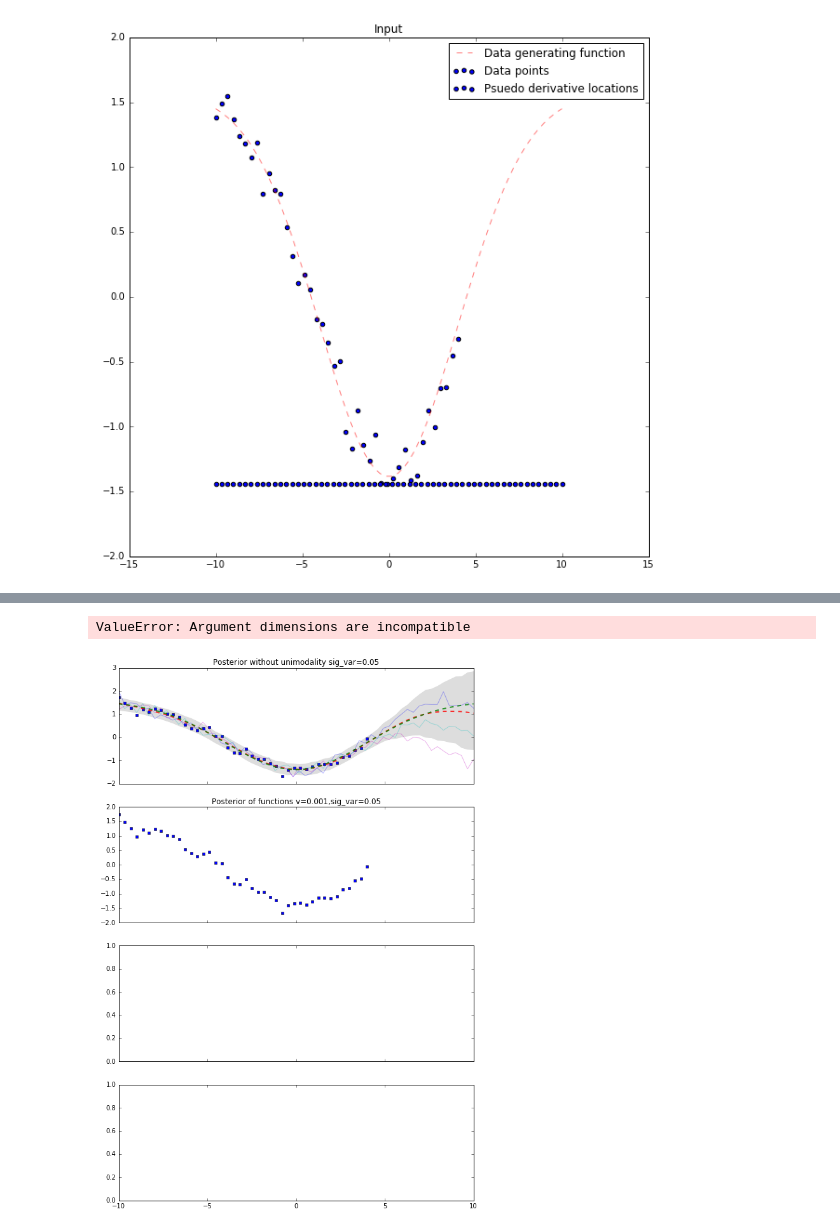
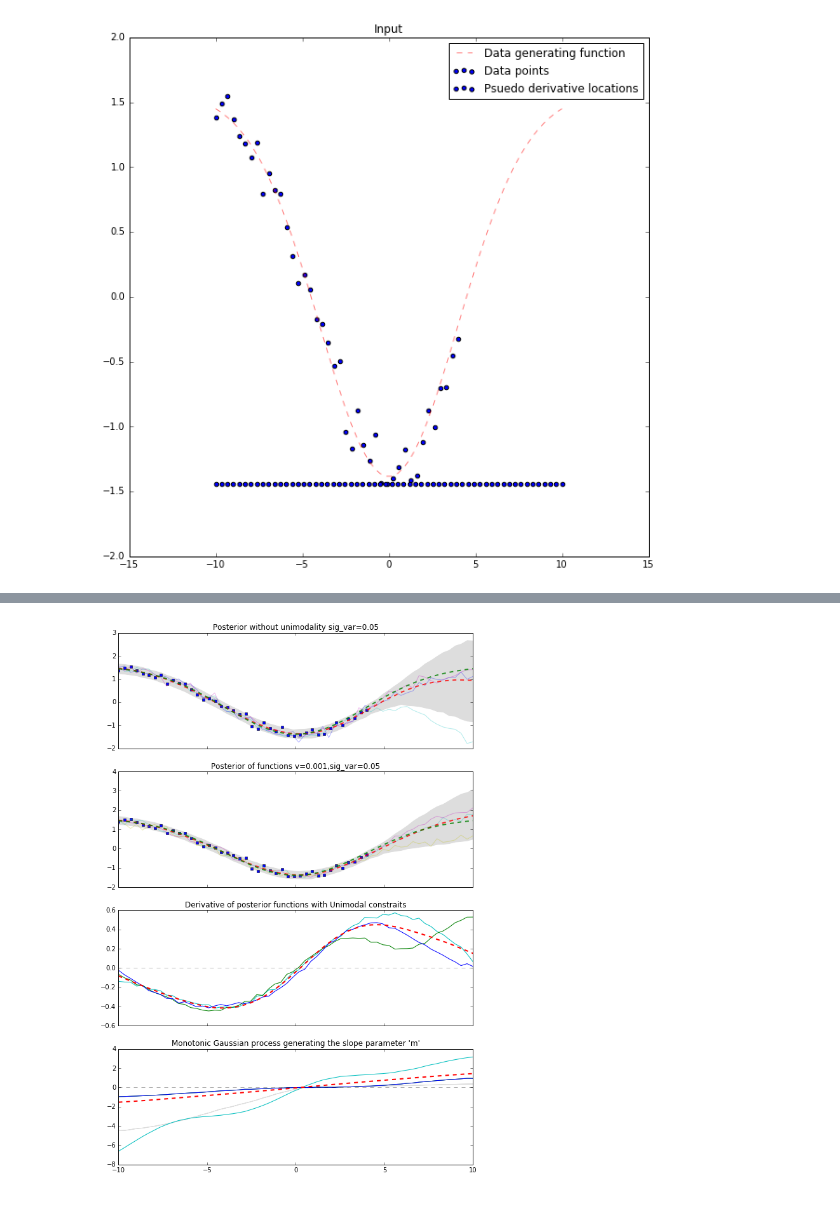
Before and after one commit to sachithgpai/mono-gaussian-processes, a Jupyter notebook: Unimodality with GP/GP with support GP parameters.ipynb, the cells around one changed output, grey strips where cells are left out. Saved outputs shown, nothing was run; the diff lists cells and outputs as text; code cells hidden in the pictures.

```diff
--- a/Unimodality with GP/GP with support GP parameters.ipynb
+++ b/Unimodality with GP/GP with support GP parameters.ipynb
@@ -457,42 +493,41 @@ ax[0].plot(x,y,'g--',alpha=0.8,lw=2,label="Data generating function")
 ax[0].fill_between(x, p_q5, p_q95, color="#dddddd")
 #ax[0].legend()
 
 
 #plt.subplot(2,2,2)
 ax[1].set_title('Posterior of functions v={},sig_var={}'.format(v,sig))
 ax[1].plot(xdata, ydata, 'bs', ms=4,label="Data points")#
 ax[1].fill_between(x, u_p_q5, u_p_q95, color="#dddddd")
 ax[1].plot(x, uni_sim_posterior[pp[0]], c[1],alpha=0.3,label="posterior-function1")
 ax[1].plot(x, uni_sim_posterior[pp[1]], c[2],alpha=0.3,label="posterior-function2")
 ax[1].plot(x, uni_sim_posterior[pp[2]], c[3],alpha=0.3,label="posterior-function3")
 ax[1].plot(x, u_p_mean, 'r--',alpha=0.8, lw=2,label="mean of posterior simulations")
 ax[1].plot(x,y,'g--',alpha=0.8,lw=2,label="Data generating function")
 #ax[1].legend()
 
 
 #plt.subplot(413)
 ax[2].set_title('Derivative of posterior functions with Unimodal constraits')
-ax[2].plot(x, uni_sim_der[p[0]][lenx+lendata:], 'c')
-ax[2].plot(x, uni_sim_der[p[1]][lenx+lendata:], 'g')
-ax[2].plot(x, uni_sim_der[p[2]][lenx+lendata:], 'b')
+ax[2].plot(x, uni_sim_der[p[0]][leng+lendata:], 'c')
+ax[2].plot(x, uni_sim_der[p[1]][leng+lendata:], 'g')
+ax[2].plot(x, uni_sim_der[p[2]][leng+lendata:], 'b')
 ax[2].plot(plt.gca().get_xlim(),[0,0],'k--',alpha=0.3)
-ax[2].plot(x,np.mean(uni_sim_der[0:,lenx+lendata:],axis=0),'r--',lw=2,label="Mean" )
+ax[2].plot(x,np.mean(uni_sim_der[0:,leng+lendata:],axis=0),'r--',lw=2,label="Mean" )
 
 #ax[2].legend()
 
 
 #ax[3].subplot(414,sharex=ax1)
 ax[3].set_title('Monotonic Gaussian process generating the slope parameter \'m\'')
-ax[3].plot(x, uni_sim_param[p[0]][:lenx], 'c')
-ax[3].plot(x, uni_sim_param[p[1]][:lenx], 'g')
-ax[3].plot(x, uni_sim_param[p[1]][:lenx], 'b')
+ax[3].plot(x, uni_sim_param[p[0]][:leng], 'c')
+ax[3].plot(x, uni_sim_param[p[1]][:leng], 'g')
+ax[3].plot(x, uni_sim_param[p[1]][:leng], 'b')
 ax[3].plot(plt.gca().get_xlim(),[0,0],'k--',alpha=0.3)
-ax[3].fill_between(x, np.percentile(uni_sim_param[0:,:lenx],5,axis=0),np.percentile(uni_sim_param[0:,:lenx],5,axis=0), color="#dddddd")
-ax[3].plot(x,np.mean(uni_sim_param[0:,:lenx],axis=0),'r--',lw=2,label="Mean" )
+ax[3].fill_between(x, np.percentile(uni_sim_param[0:,:leng],5,axis=0),np.percentile(uni_sim_param[0:,:leng],5,axis=0), color="#dddddd")
+ax[3].plot(x,np.mean(uni_sim_param[0:,:leng],axis=0),'r--',lw=2,label="Mean" )
 
 
-plt.savefig("./Figs/%s Posterior.png"%(time.ctime()))
+plt.savefig("./Fig/%s Posterior.png"%(time.ctime()))
 plt.show()
 # %% [output]
-ValueError: Argument dimensions are incompatible
-[figure, old version]
+[figure, new version]
```
Also changed, not shown: parts of 2 cells of this notebook, 3 other files.
